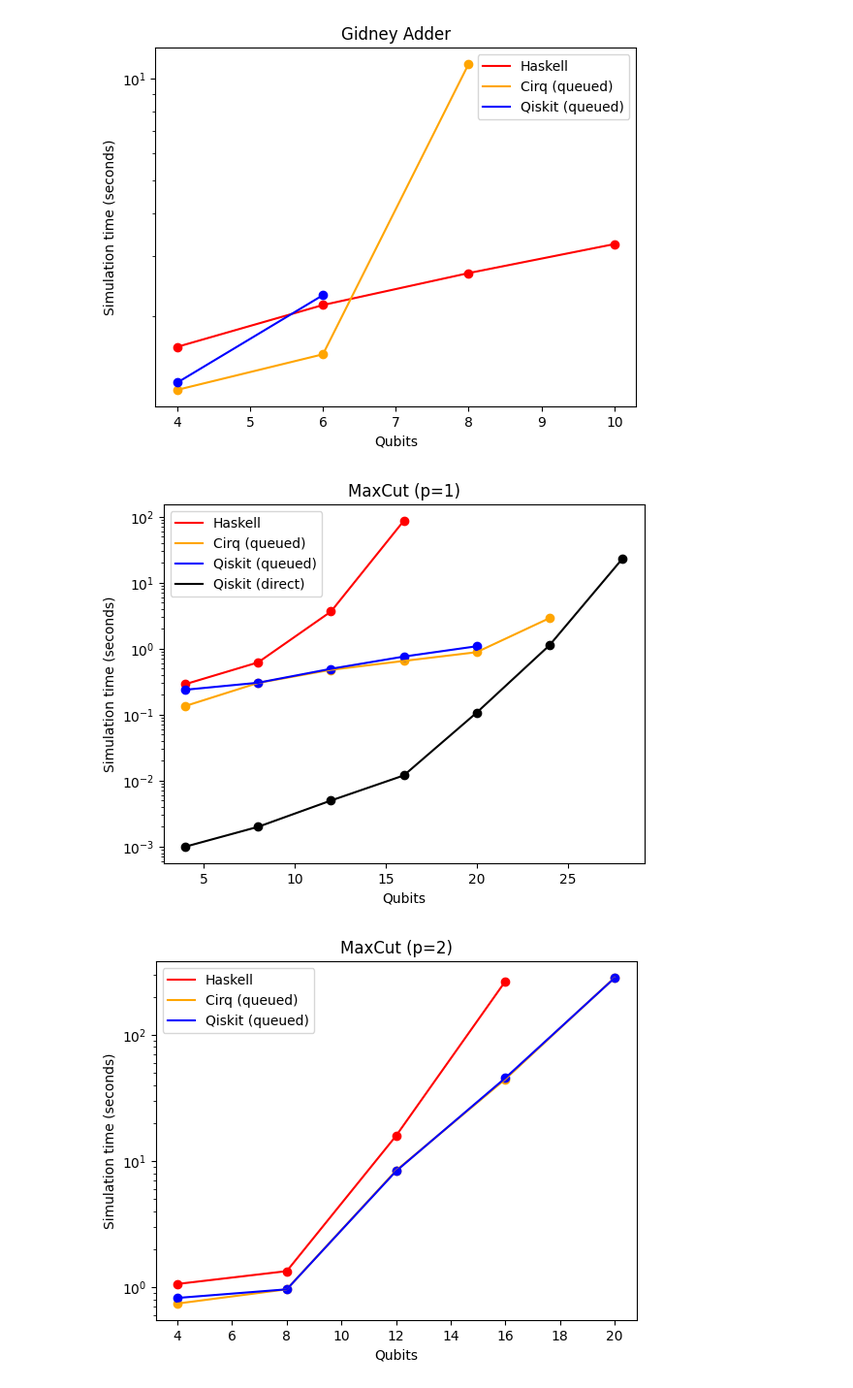
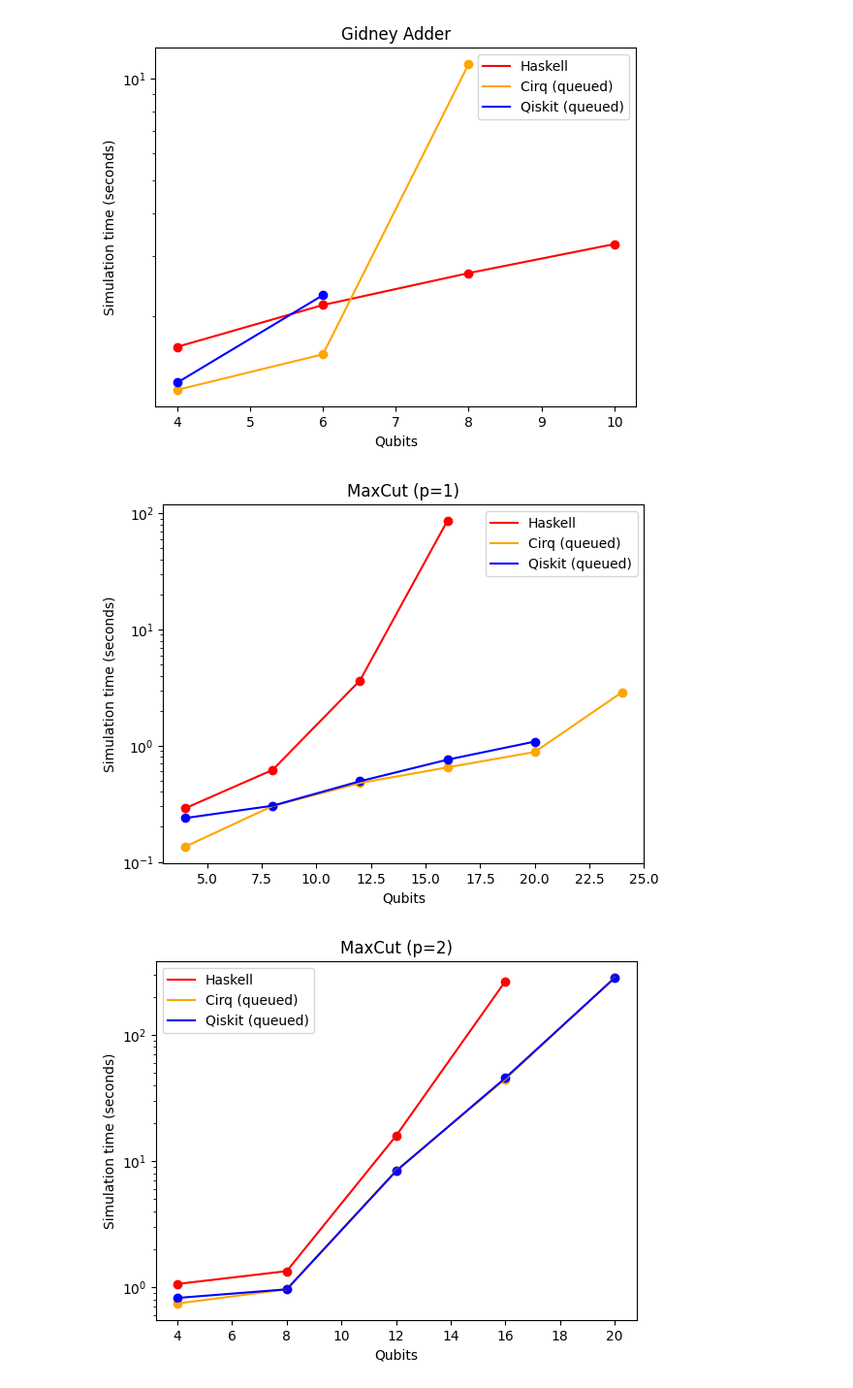
Before and after one commit to ian-turner/dpq-bench, a Jupyter notebook: results/graphs.ipynb, the cells around one changed output. Shown: that part at 97% size. Saved outputs shown, nothing was run; the diff lists cells and outputs as text; code cells hidden in the pictures.

```diff
--- a/results/graphs.ipynb
+++ b/results/graphs.ipynb
@@ -40,7 +40,7 @@ def plot_test(num_qubits, test_dir, test_name):
     plot_times(num_qubits, ax, os.path.join(test_dir, 'cirq_normal.txt'), 'Cirq (normal)', 'darkgreen')
     plot_times(num_qubits, ax, os.path.join(test_dir, 'cirq_queued.txt'), 'Cirq (queued)', 'orange')
     plot_times(num_qubits, ax, os.path.join(test_dir, 'qiskit_queued.txt'), 'Qiskit (queued)', 'blue')
-    plot_times(num_qubits, ax, os.path.join(test_dir, 'qiskit_direct.txt'), 'Qiskit (direct)', 'black')
+    #plot_times(num_qubits, ax, os.path.join(test_dir, 'qiskit_direct.txt'), 'Qiskit (direct)', 'black')
     plot_times(num_qubits, ax, os.path.join(test_dir, 'cirq_direct.txt'), 'Cirq (direct)', 'lightgreen')
 
     ax.set_title(test_name)
@@ -66,7 +66,7 @@ plot_test(list(range(4, 12, 2)), 'results/gidney', 'Gidney Adder')
 # %% [output]
 [figure]
 # %%
-plot_test(list(range(4, 32, 4)), 'results/maxcut/p1', 'MaxCut (p=1)')
+plot_test(list(range(4, 32, 4)), 'maxcut/p1', 'MaxCut (p=1)')
 # %% [output]
-[figure, old version]
+[figure, new version]
 # %%
```
Also changed, not shown: parts of 5 cells of this notebook.
